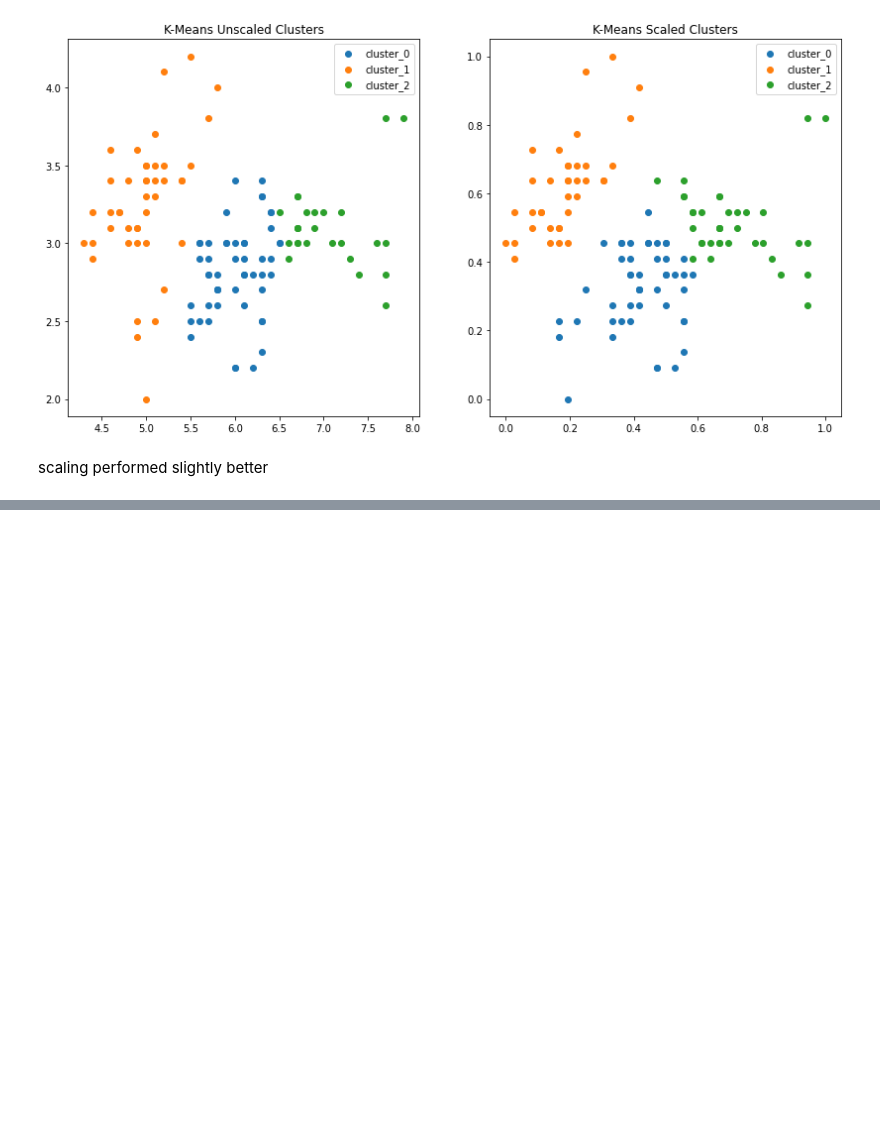
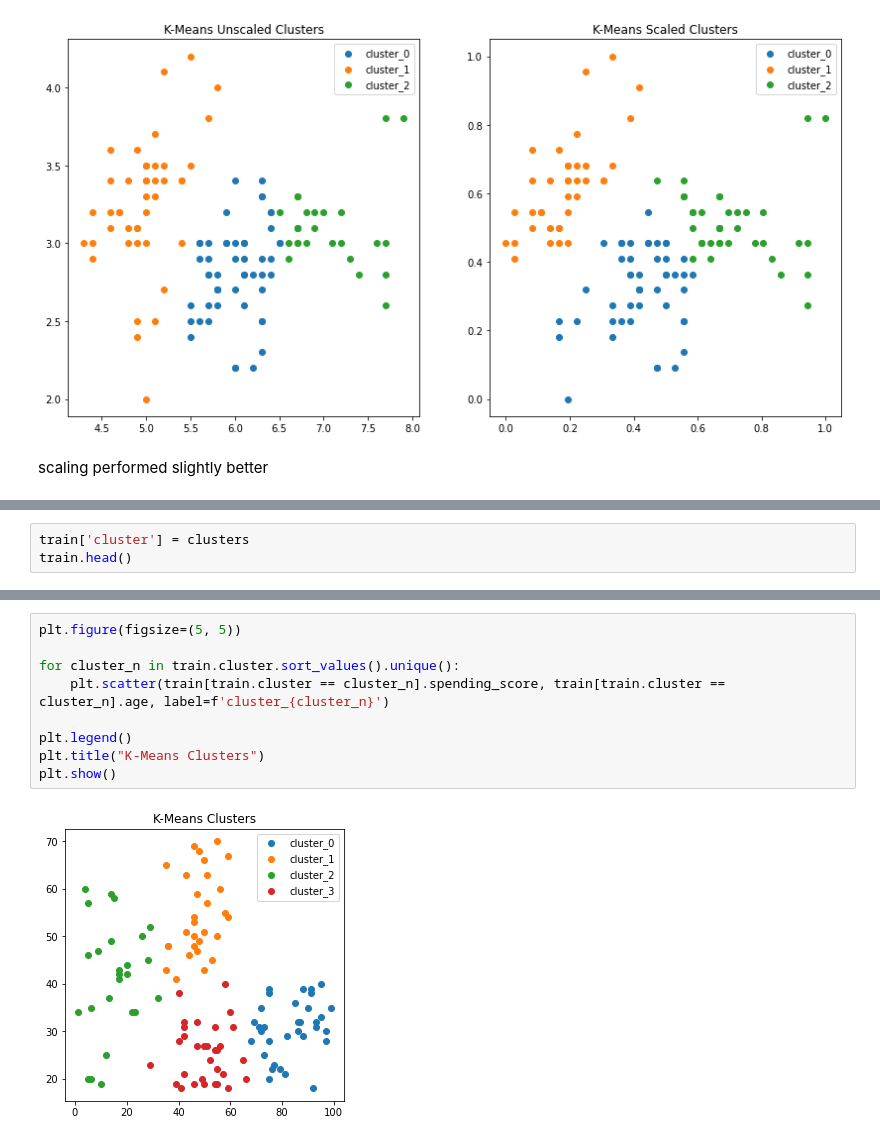
Before and after one commit to lindyc12/clustering_exercises, a Jupyter notebook: modeling.ipynb, the cells around one changed output, grey strips where cells are left out. Drawn from its saved outputs; the diff is of its cells as text; blank space fills up the shorter version.

```diff
--- a/modeling.ipynb
+++ b/modeling.ipynb
@@ -392,0 +442,3 @@ scaling performed slightly better
+# %%
+train['cluster'] = clusters
+train.head()
@@ -392,0 +453,11 @@ scaling performed slightly better
+# %%
+plt.figure(figsize=(5, 5))
+
+for cluster_n in train.cluster.sort_values().unique():
+    plt.scatter(train[train.cluster == cluster_n].spending_score, train[train.cluster == cluster_n].age, label=f'cluster_{cluster_n}')
+
+plt.legend()
+plt.title("K-Means Clusters")
+plt.show()
+# %% [output]
+[figure, added]
```
Also changed, not shown: parts of 8 cells of this notebook.
